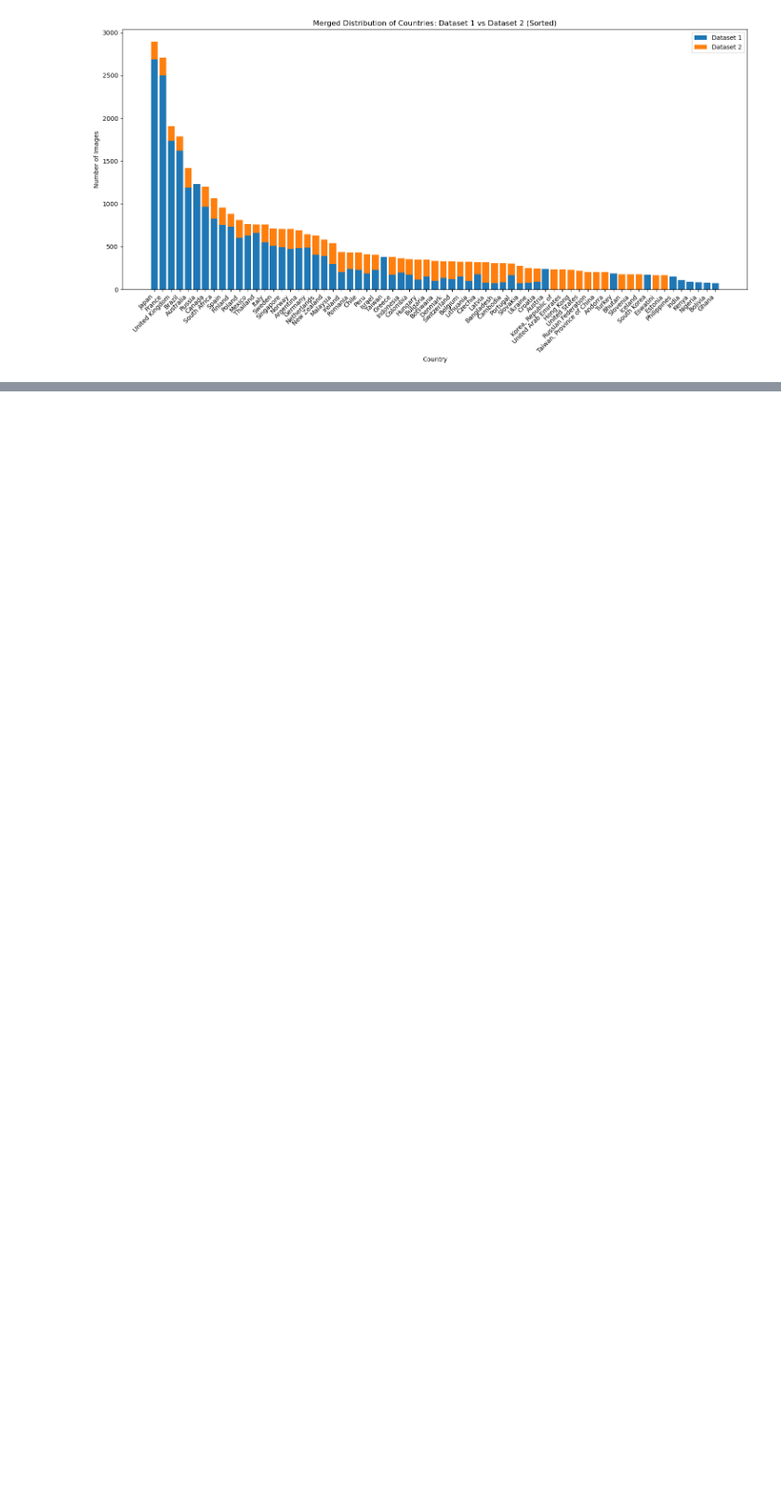
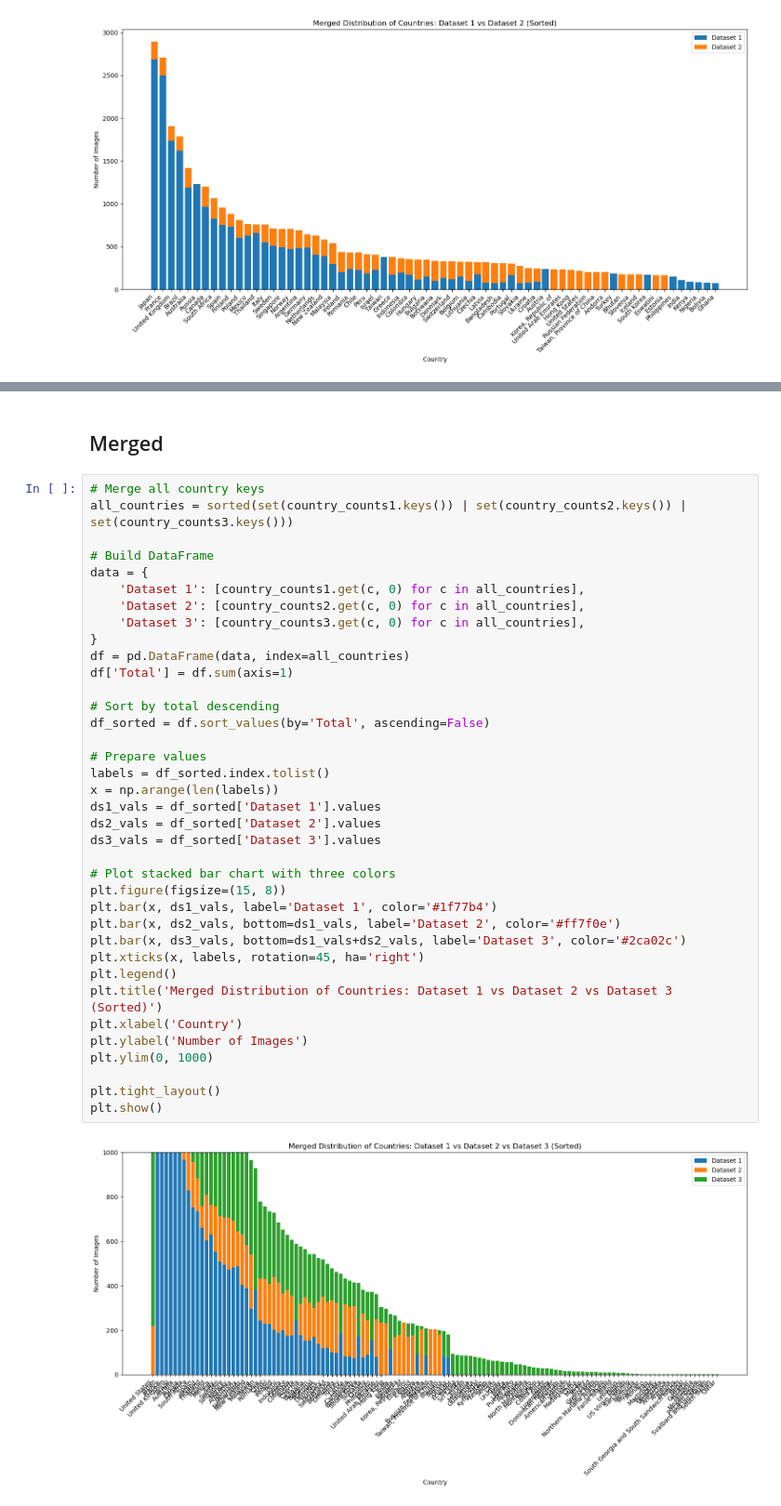
Before and after one commit to SamueleMancini/rainbot, a Jupyter notebook: datasets.ipynb, the cells around one changed output, grey strips where cells are left out. Shown at 93% size. Saved outputs shown, nothing was run; the diff lists cells and outputs as text; blank space fills up the shorter version.

```diff
--- a/datasets.ipynb
+++ b/datasets.ipynb
@@ -109,0 +174,41 @@ plt.show()
+# %% [markdown]
+## Merged
+# %%
+# Merge all country keys
+all_countries = sorted(set(country_counts1.keys()) | set(country_counts2.keys()) | set(country_counts3.keys()))
+
+# Build DataFrame
+data = {
+    'Dataset 1': [country_counts1.get(c, 0) for c in all_countries],
+    'Dataset 2': [country_counts2.get(c, 0) for c in all_countries],
+    'Dataset 3': [country_counts3.get(c, 0) for c in all_countries],
+}
+df = pd.DataFrame(data, index=all_countries)
+df['Total'] = df.sum(axis=1)
+
+# Sort by total descending
+df_sorted = df.sort_values(by='Total', ascending=False)
+
+# Prepare values
+labels = df_sorted.index.tolist()
+x = np.arange(len(labels))
+ds1_vals = df_sorted['Dataset 1'].values
+ds2_vals = df_sorted['Dataset 2'].values
+ds3_vals = df_sorted['Dataset 3'].values
+
+# Plot stacked bar chart with three colors
+plt.figure(figsize=(15, 8))
+plt.bar(x, ds1_vals, label='Dataset 1', color='#1f77b4')
+plt.bar(x, ds2_vals, bottom=ds1_vals, label='Dataset 2', color='#ff7f0e')
+plt.bar(x, ds3_vals, bottom=ds1_vals+ds2_vals, label='Dataset 3', color='#2ca02c')
+plt.xticks(x, labels, rotation=45, ha='right')
+plt.legend()
+plt.title('Merged Distribution of Countries: Dataset 1 vs Dataset 2 vs Dataset 3 (Sorted)')
+plt.xlabel('Country')
+plt.ylabel('Number of Images')
+plt.ylim(0, 1000)
+
+plt.tight_layout()
+plt.show()
+# %% [output]
+[figure, added]
```
Also changed, not shown: parts of 6 cells of this notebook.
